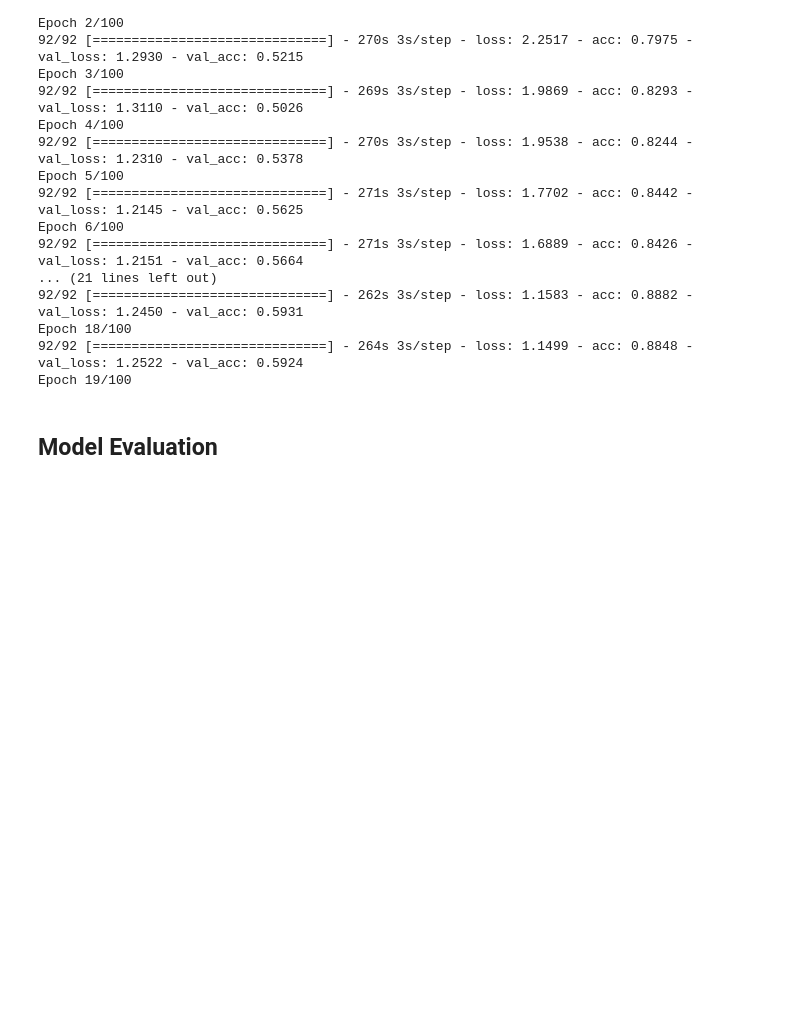
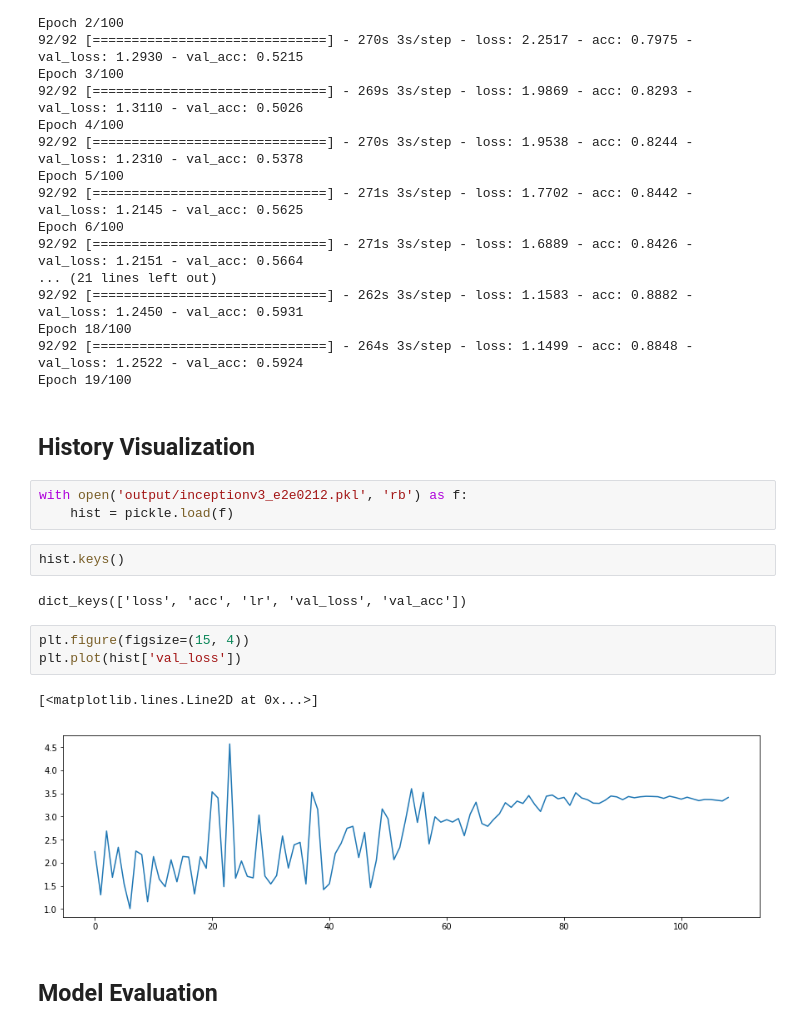
Before and after one commit to wenshuoliu/DLproj, a Jupyter notebook: UC_colonoscopy/fine_tuning_CAM.ipynb, the cells around one changed output. Drawn from its saved outputs; the diff is of its cells as text; blank space fills up the shorter version.

```diff
--- a/UC_colonoscopy/fine_tuning_CAM.ipynb
+++ b/UC_colonoscopy/fine_tuning_CAM.ipynb
@@ -210,6 +211,21 @@ Epoch 6/100
 Epoch 18/100
 92/92 [==============================] - 264s 3s/step - loss: 1.1499 - acc: 0.8848 - val_loss: 1.2522 - val_acc: 0.5924
 Epoch 19/100
+# %% [markdown]
+## History Visualization
+# %%
+with open('output/inceptionv3_e2e0212.pkl', 'rb') as f:
+    hist = pickle.load(f)
+# %%
+hist.keys()
+# %% [output]
+dict_keys(['loss', 'acc', 'lr', 'val_loss', 'val_acc'])
+# %%
+plt.figure(figsize=(15, 4))
+plt.plot(hist['val_loss'])
+# %% [output]
+[<matplotlib.lines.Line2D at 0x...>]
+[figure, added]
 # %% [markdown]
 ## Model Evaluation
 # %%
```
Also changed, not shown: parts of 6 cells of this notebook, 3 other files.
